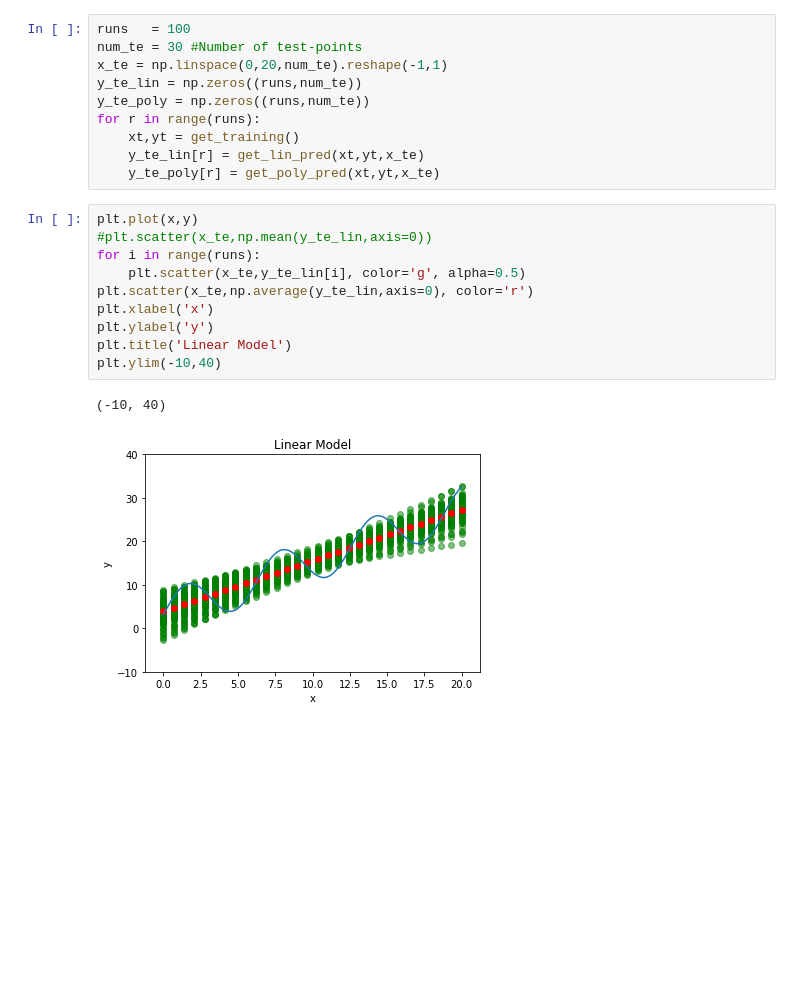
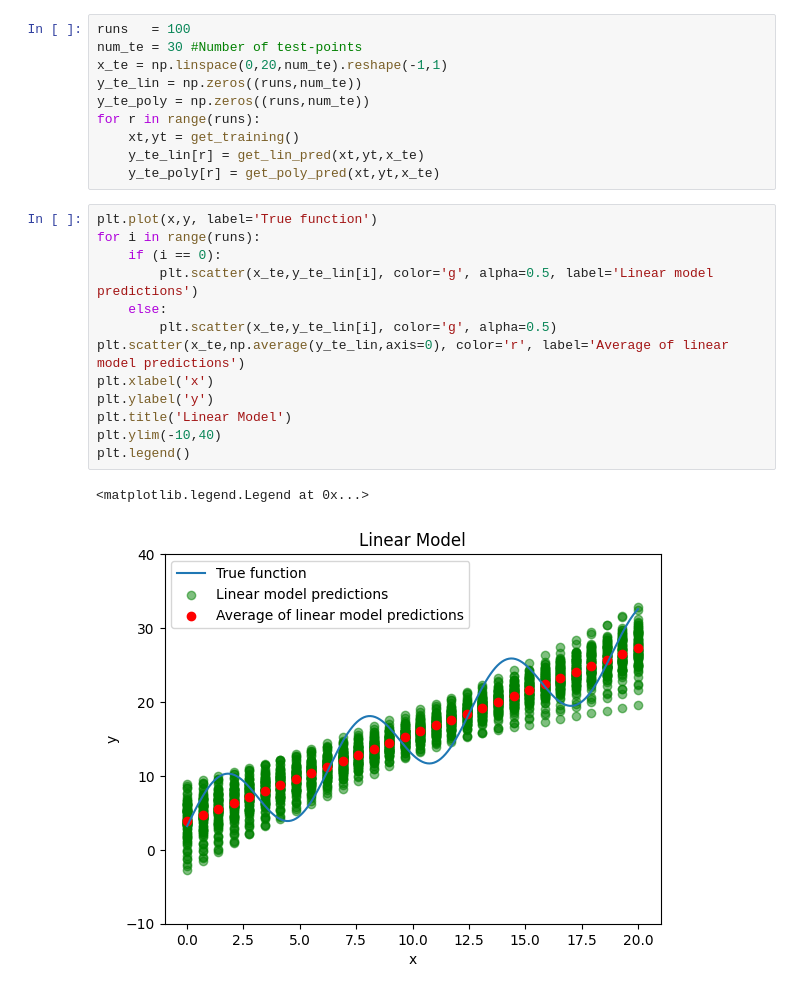
Before and after one commit to ioskn/mldl_htwg, a Jupyter notebook: bias_variance/Bias_Variance_Sim.ipynb, the cells around one changed output. Drawn from its saved outputs; the diff is of its cells as text; blank space fills up the shorter version.

```diff
--- a/bias_variance/Bias_Variance_Sim.ipynb
+++ b/bias_variance/Bias_Variance_Sim.ipynb
@@ -125,16 +133,19 @@ for r in range(runs):
     y_te_lin[r] = get_lin_pred(xt,yt,x_te)
     y_te_poly[r] = get_poly_pred(xt,yt,x_te)
 # %%
-plt.plot(x,y)
-#plt.scatter(x_te,np.mean(y_te_lin,axis=0))
+plt.plot(x,y, label='True function')
 for i in range(runs):
-    plt.scatter(x_te,y_te_lin[i], color='g', alpha=0.5)
-plt.scatter(x_te,np.average(y_te_lin,axis=0), color='r')
+    if (i == 0):
+        plt.scatter(x_te,y_te_lin[i], color='g', alpha=0.5, label='Linear model predictions')
+    else:
+        plt.scatter(x_te,y_te_lin[i], color='g', alpha=0.5)
+plt.scatter(x_te,np.average(y_te_lin,axis=0), color='r', label='Average of linear model predictions')
 plt.xlabel('x')
 plt.ylabel('y')
 plt.title('Linear Model')
 plt.ylim(-10,40)
+plt.legend()
 # %% [output]
-(-10, 40)
+<matplotlib.legend.Legend at 0x...>
-[figure, old version]
+[figure, new version]
 # %%
```
Also changed, not shown: parts of 11 cells of this notebook, 1 other file.
